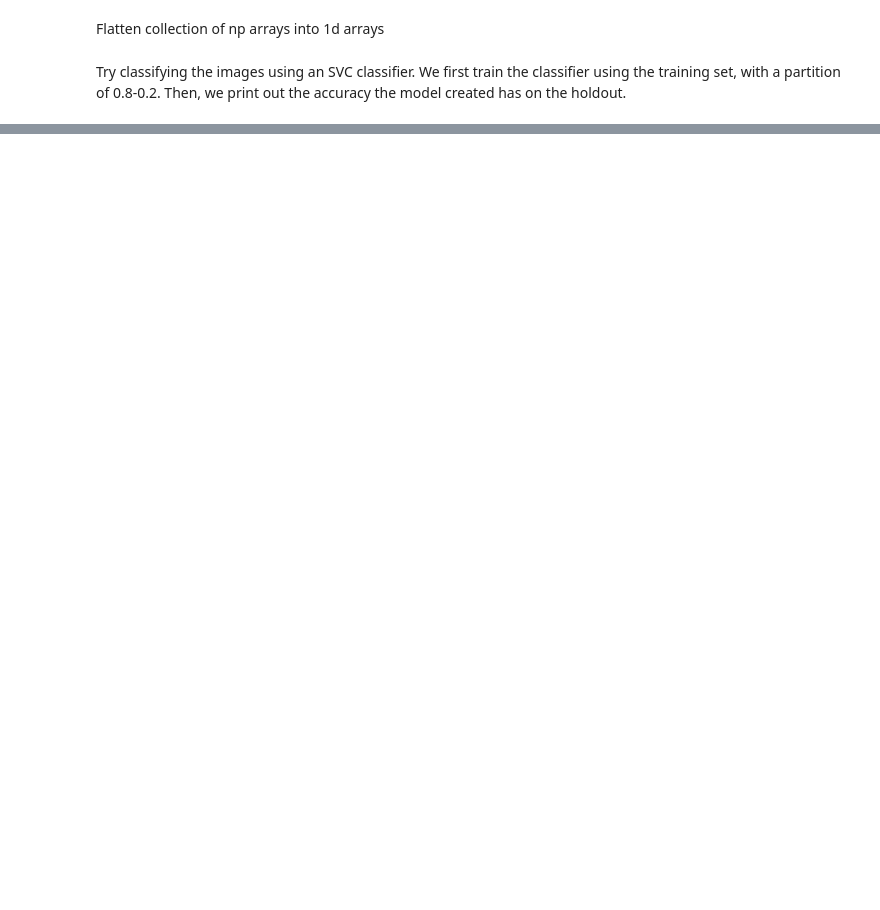
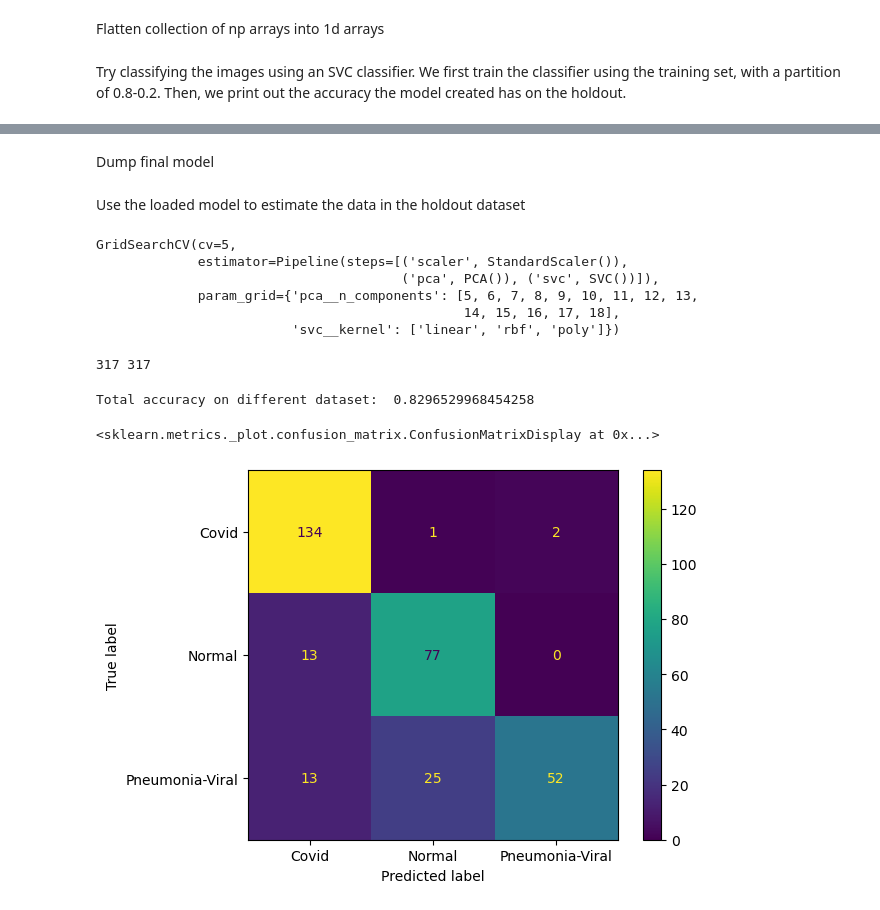
Before and after one commit to AllenJue/Image-Classification, a Jupyter notebook: ImageClassification.ipynb, the cells around one changed output, grey strips where cells are left out. Saved outputs shown, nothing was run; the diff lists cells and outputs as text; code cells hidden in the pictures; blank space fills up the shorter version.

Commit message:
Final Image classification notebook with confusion matrix

```diff
--- a/ImageClassification.ipynb
+++ b/ImageClassification.ipynb
@@ -180,0 +188,2 @@ filename = 'final_svc_model.sav'
+# %% [markdown]
+Dump final model
@@ -180,0 +192,36 @@ filename = 'final_svc_model.sav'
+# %% [markdown]
+Use the loaded model to estimate the data in the holdout dataset
+# %%
+loaded_model = pickle.load(open(filename, 'rb'))
+loaded_model
+# %% [output]
+GridSearchCV(cv=5,
+             estimator=Pipeline(steps=[('scaler', StandardScaler()),
+                                       ('pca', PCA()), ('svc', SVC())]),
+             param_grid={'pca__n_components': [5, 6, 7, 8, 9, 10, 11, 12, 13,
+                                               14, 15, 16, 17, 18],
+                         'svc__kernel': ['linear', 'rbf', 'poly']})
+# %%
+holdout_paths = ["Covid19-dataset/test/COVID-19/",
+                 "Covid19-dataset/test/Normal/",
+                 "Covid19-dataset/test/Pneumonia-Viral/",
+                 "Covid19-dataset/train/COVID-19/",
+                 "Covid19-dataset/train/Normal/",
+                 "Covid19-dataset/train/Pneumonia-Viral/"]
+holdout_images = []
+holdout_labels = []
+for path in holdout_paths:
+    collect_images(path, holdout_images, holdout_labels)
+print(len(holdout_images), len(holdout_labels))
+# %% [output]
+317 317
+# %%
+flatten_images(holdout_images)
+predictions = loaded_model.predict(holdout_images)
+accuracy = accuracy_score(holdout_labels, predictions)
+print("Total accuracy on different dataset: ", accuracy)
+ConfusionMatrixDisplay.from_predictions(holdout_labels, predictions)
+# %% [output]
+Total accuracy on different dataset:  0.8296529968454258
+<sklearn.metrics._plot.confusion_matrix.ConfusionMatrixDisplay at 0x...>
+[figure, added]
```
Also changed, not shown: parts of 14 cells of this notebook.
